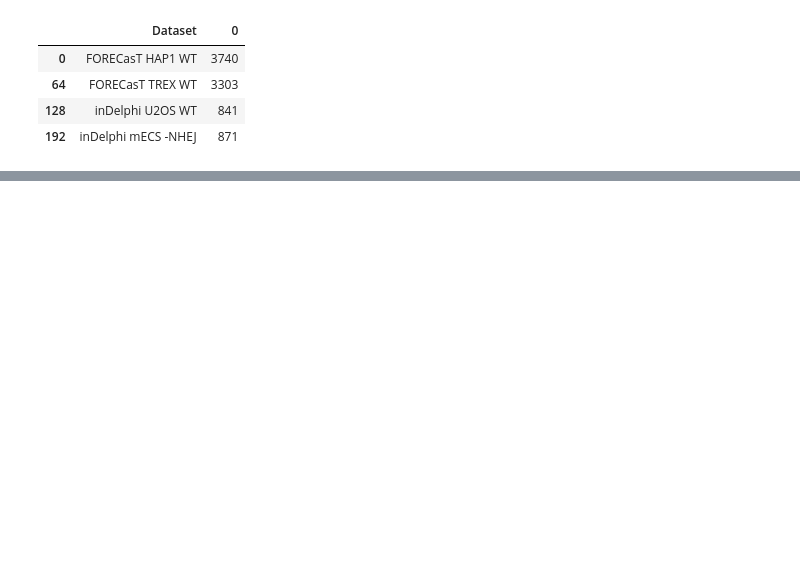
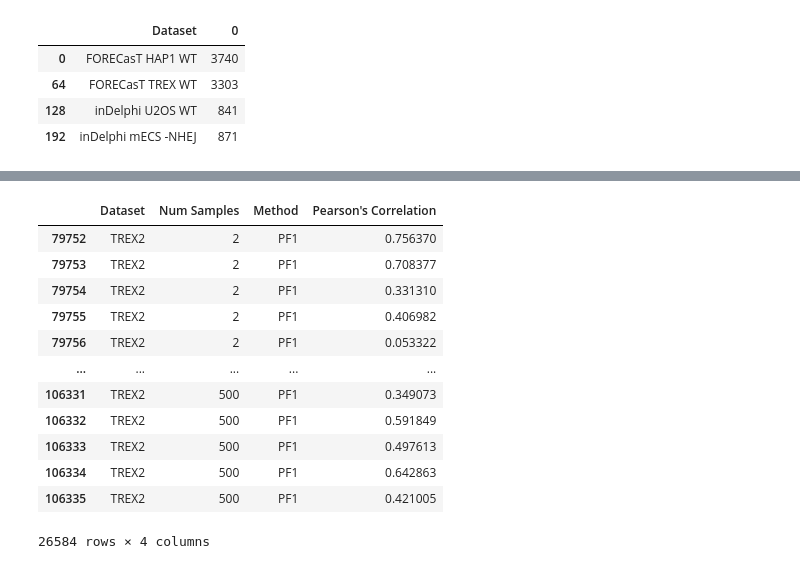
Before and after one commit to zouter/XCRISP, a Jupyter notebook: notebooks/figures/4.transfer_learning.ipynb, the cells around one changed output, grey strips where cells are left out. Drawn from its saved outputs; the diff is of its cells as text; code cells hidden in the pictures; blank space fills up the shorter version.

```diff
--- a/notebooks/figures/4.transfer_learning.ipynb
+++ b/notebooks/figures/4.transfer_learning.ipynb
@@ -483,0 +513,16 @@ for metric in ["js", "corr"]:
+# %%
+ddd[ddd.Method == "PF1"]
+# %% [output]
+|  | Dataset | Num Samples | Method | Pearson's Correlation |
+| 79752 | TREX2 | 2 | PF1 | 0.756370 |
+| 79753 | TREX2 | 2 | PF1 | 0.708377 |
+| 79754 | TREX2 | 2 | PF1 | 0.331310 |
+| 79755 | TREX2 | 2 | PF1 | 0.406982 |
+| 79756 | TREX2 | 2 | PF1 | 0.053322 |
+| ... | ... | ... | ... | ... |
+| 106331 | TREX2 | 500 | PF1 | 0.349073 |
+| 106332 | TREX2 | 500 | PF1 | 0.591849 |
+| 106333 | TREX2 | 500 | PF1 | 0.497613 |
+| 106334 | TREX2 | 500 | PF1 | 0.642863 |
+| 106335 | TREX2 | 500 | PF1 | 0.421005 |
+26584 rows × 4 columns
```
Also changed, not shown: parts of 13 cells of this notebook, 10 other files.
